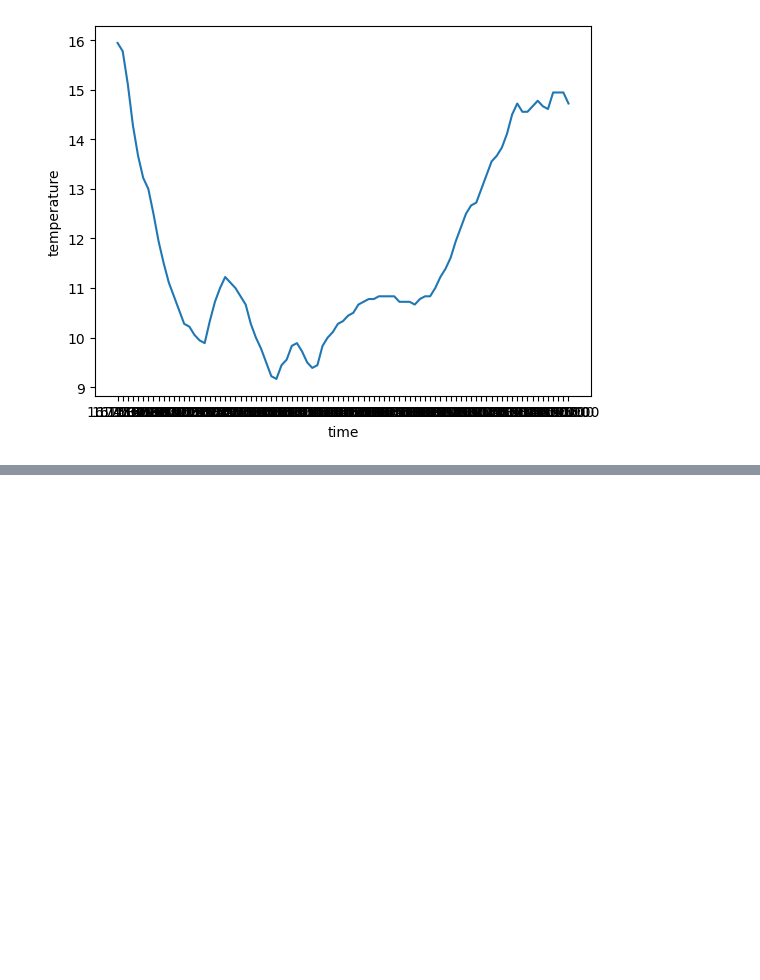
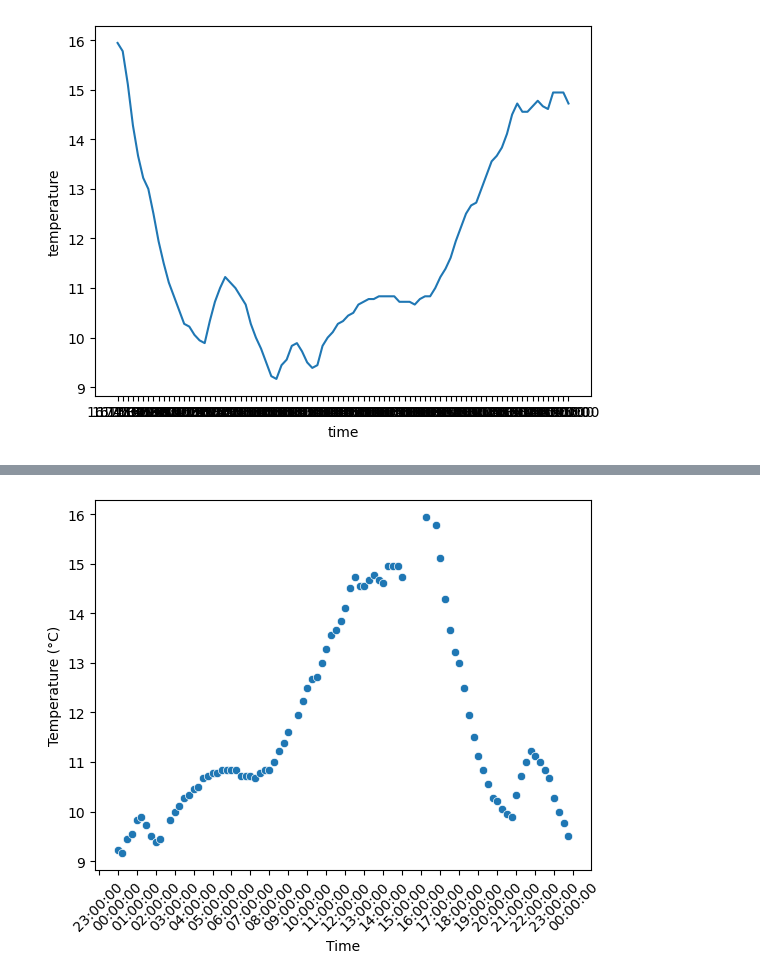
Before and after one commit to Laura6826/PFDA-assignments, a Jupyter notebook: assignment02/assignment2-weather.ipynb, the cells around one changed output, grey strips where cells are left out. Cells and saved outputs as stored; diff of their text form; code cells hidden in the pictures; blank space fills up the shorter version.

```diff
--- a/assignment02/assignment2-weather.ipynb
+++ b/assignment02/assignment2-weather.ipynb
@@ -77,0 +114,24 @@ ax.tick_params(axis="x", rotation=45)
+# %%
+# Load the data DataFrame
+df2 = pd.read_csv('weatherreadings_updated.csv')
+
+# will convert the 'time' column to datetime objects with the specified format.
+df2['time'] = pd.to_datetime(df2['time'], format='%H:%M:%S')
+# This code was creating using code from the website: https://stackoverflow.com/questions/35595710/splitting-timestamp-column-into-separate-date-and-time-columns.
+
+# Set 'time' column as index
+df2.set_index(['time'], inplace=True)
+
+# Create the scatter plot
+ax = sns.scatterplot(x=df2.index, y=df2["temperature"])
+ax.set(xlabel="Time", ylabel="Temperature (°C)")
+
+# Format the x-axis
+ax.xaxis.set_major_locator(mdates.HourLocator()) # sets the major ticks on the x-axis to be at every hour.
+ax.xaxis.set_major_formatter(mdates.DateFormatter("%H:%M:%S")) # formats the x-axis labels to display time in hours, minutes, and seconds.
+ax.tick_params(axis="x", rotation=45) # rotates the x-axis labels by 45 degrees, making it easier to read.
+# The above code was created using Microsoft Copilot.
+
+plt.show()
+# %% [output]
+[figure, added]
```
Also changed, not shown: parts of 8 cells of this notebook, 2 other files.
